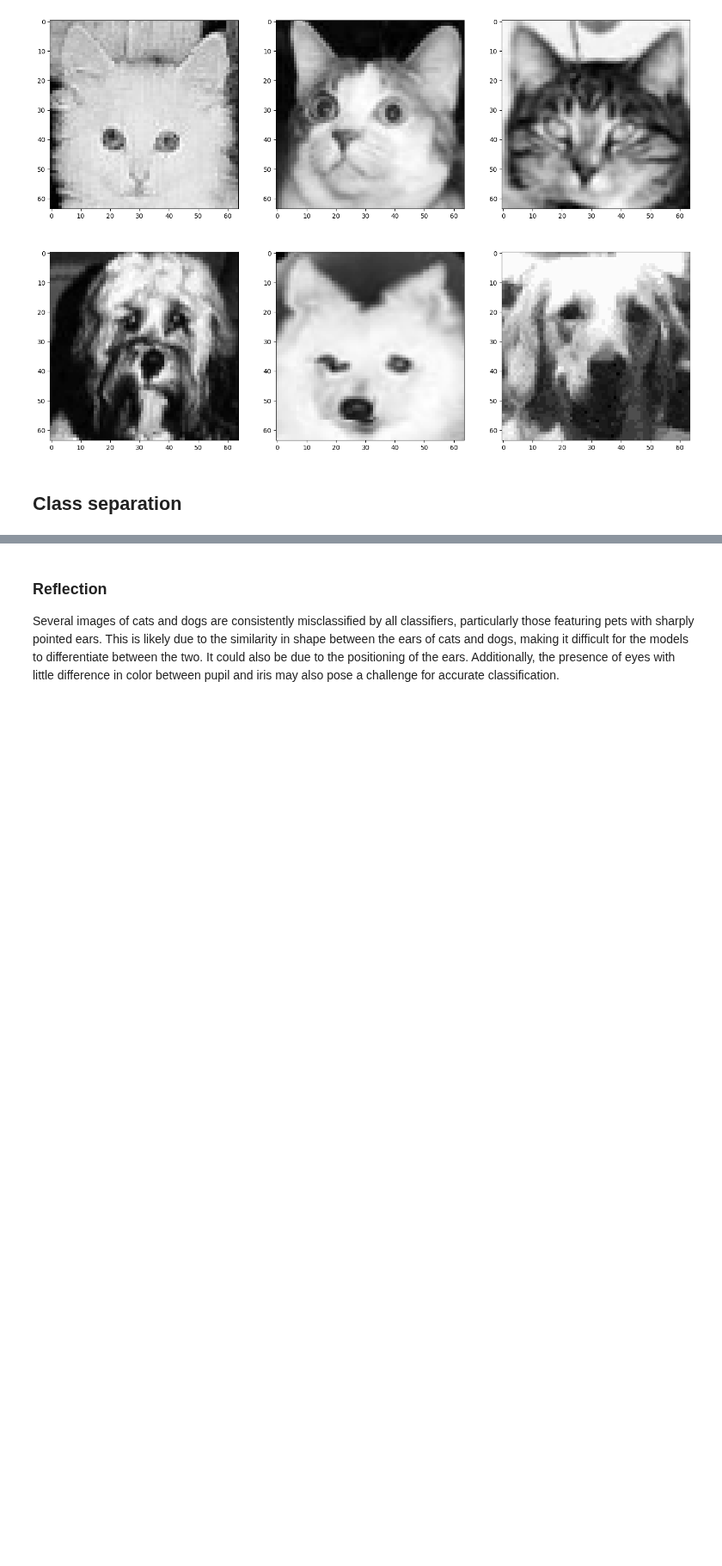
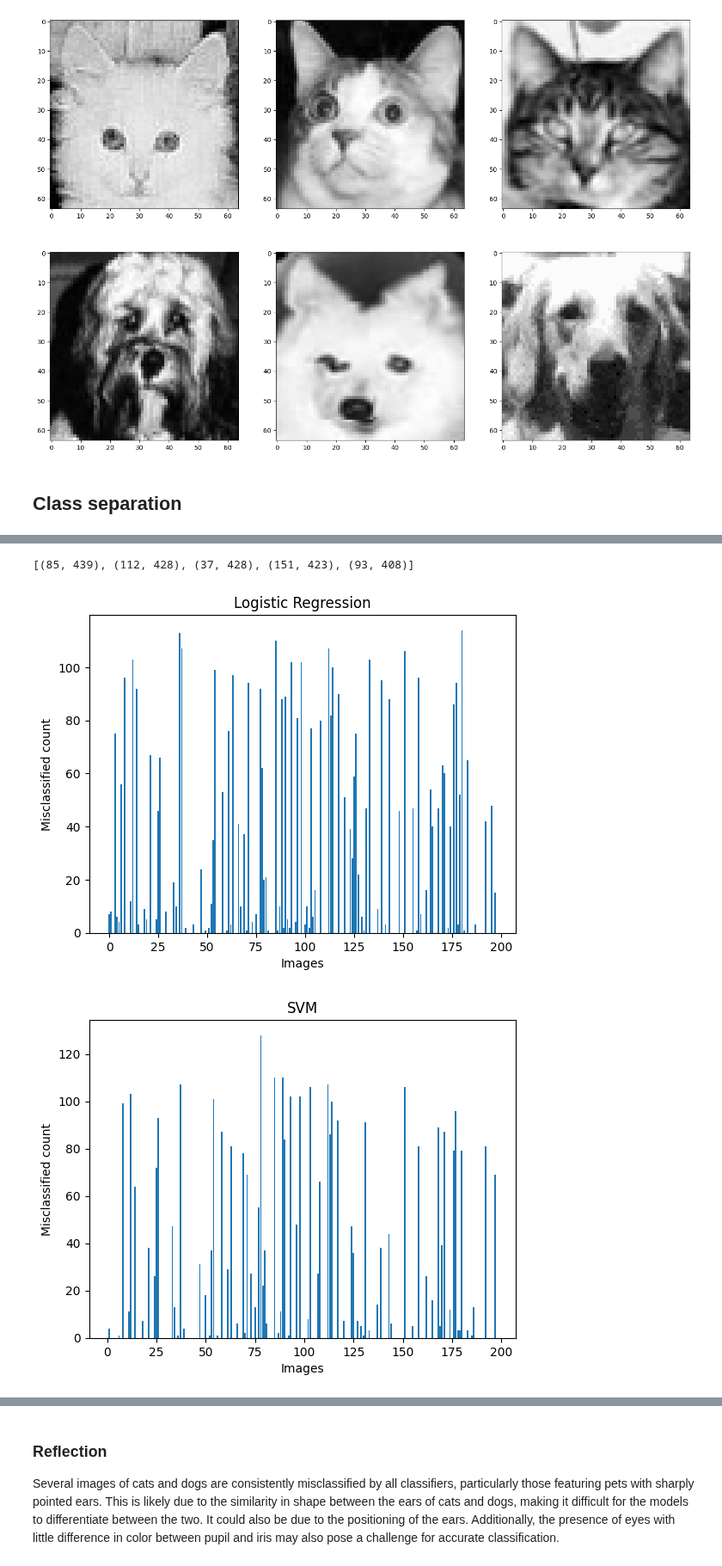
Before and after one commit to maximiliann97/Big-data-MVE441, a Jupyter notebook: Project2_catsndogs.ipynb, the cells around one changed output, grey strips where cells are left out. Shown at 86% size. Cells and saved outputs as stored; diff of their text form; code cells hidden in the pictures; blank space fills up the shorter version.

```diff
--- a/Project2_catsndogs.ipynb
+++ b/Project2_catsndogs.ipynb
@@ -222,0 +251,27 @@ Most common misclassified images: [37, 114, 8, 151, 117, 93]
+# %%
+print(counts.most_common(5))
+# %% [output]
+[(85, 439), (112, 428), (37, 428), (151, 423), (93, 408)]
+# %%
+import seaborn as sns
+import matplotlib.pyplot as plt
+
+def plot_mislabel_counts(counts_dic, title):
+
+    # Create bar plot
+    counts = list(counts_dic.values())
+    features = list(counts_dic.keys())
+    plt.bar(features, counts)
+    plt.xlabel('Images')
+    plt.ylabel('Misclassified count')
+    plt.title(title)
+    plt.show()
+# %%
+most_common.append(12)
+plot_mislabel_counts(lr_counts, 'Logistic Regression')
+plot_mislabel_counts(svm_counts, 'SVM')
+plot_mislabel_counts(rf_counts, 'Random Forest')
+plot_mislabel_counts(mlp_counts, 'Multi-layer perceptron')
+# %% [output]
+[figure, added]
+[figure, added]
```
Also changed, not shown: parts of 73 cells of this notebook.
